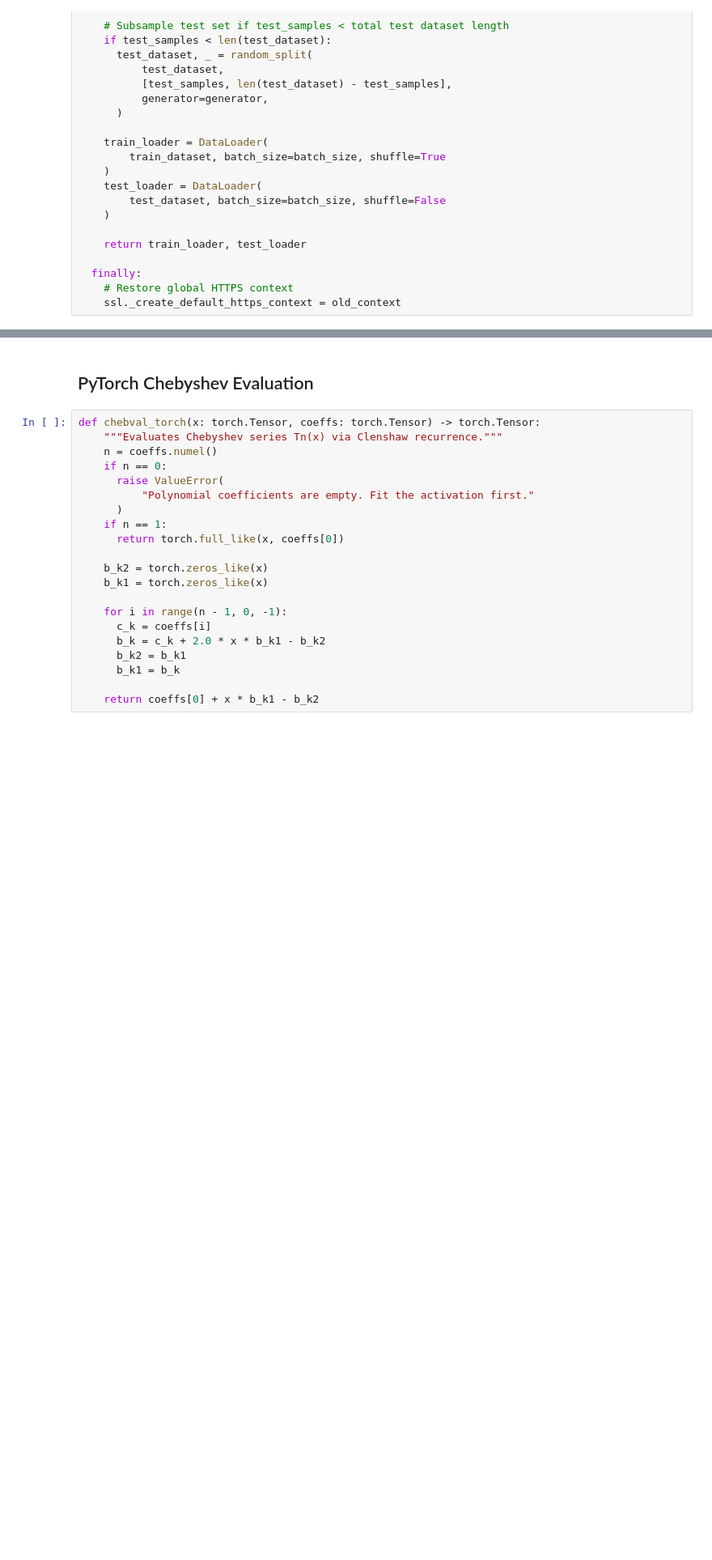
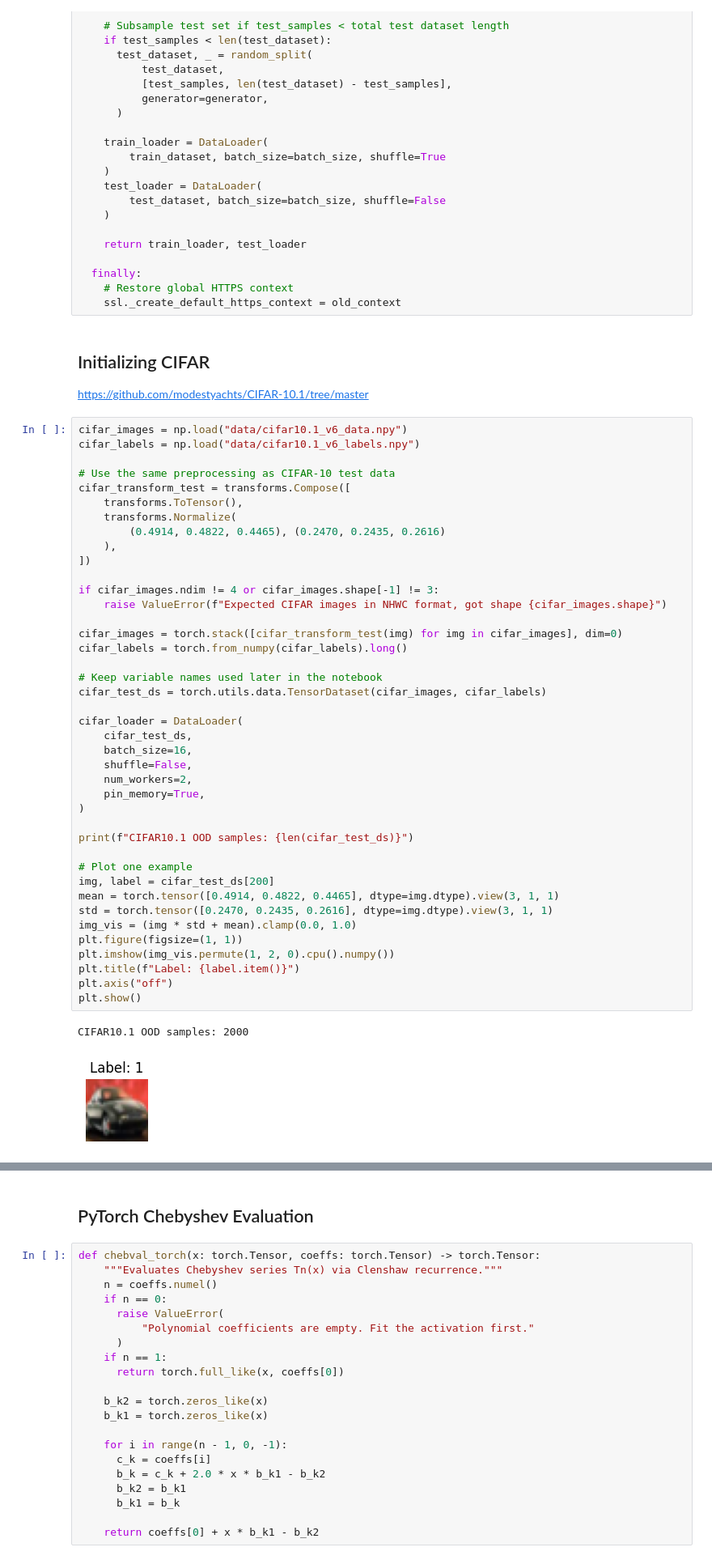
Before and after one commit to phK3/VeryDiffPolyExperiments, a Jupyter notebook: attacks/StandaloneTest.ipynb, the cells around one changed output, grey strips where cells are left out. Shown at 81% size. Cells and saved outputs as stored; diff of their text form; blank space fills up the shorter version.

```diff
--- a/attacks/StandaloneTest.ipynb
+++ b/attacks/StandaloneTest.ipynb
@@ -95,3 +97,51 @@ def get_cifar_datasets(
   finally:
     # Restore global HTTPS context
     ssl._create_default_https_context = old_context
+# %% [markdown]
+## Initializing CIFAR
+
+[https://github.com/modestyachts/CIFAR-10.1/tree/master](https://github.com/modestyachts/CIFAR-10.1/tree/master)
+# %%
+cifar_images = np.load("data/cifar10.1_v6_data.npy")
+cifar_labels = np.load("data/cifar10.1_v6_labels.npy")
+
+# Use the same preprocessing as CIFAR-10 test data
+cifar_transform_test = transforms.Compose([
+    transforms.ToTensor(),
+    transforms.Normalize(
+        (0.4914, 0.4822, 0.4465), (0.2470, 0.2435, 0.2616)
+    ),
+])
+
+if cifar_images.ndim != 4 or cifar_images.shape[-1] != 3:
+    raise ValueError(f"Expected CIFAR images in NHWC format, got shape {cifar_images.shape}")
+
+cifar_images = torch.stack([cifar_transform_test(img) for img in cifar_images], dim=0)
+cifar_labels = torch.from_numpy(cifar_labels).long()
+
+# Keep variable names used later in the notebook
+cifar_test_ds = torch.utils.data.TensorDataset(cifar_images, cifar_labels)
+
+cifar_loader = DataLoader(
+    cifar_test_ds,
+    batch_size=16,
+    shuffle=False,
+    num_workers=2,
+    pin_memory=True,
+)
+
+print(f"CIFAR10.1 OOD samples: {len(cifar_test_ds)}")
+
+# Plot one example
+img, label = cifar_test_ds[200]
+mean = torch.tensor([0.4914, 0.4822, 0.4465], dtype=img.dtype).view(3, 1, 1)
+std = torch.tensor([0.2470, 0.2435, 0.2616], dtype=img.dtype).view(3, 1, 1)
+img_vis = (img * std + mean).clamp(0.0, 1.0)
+plt.figure(figsize=(1, 1))
+plt.imshow(img_vis.permute(1, 2, 0).cpu().numpy())
+plt.title(f"Label: {label.item()}")
+plt.axis("off")
+plt.show()
+# %% [output]
+CIFAR10.1 OOD samples: 2000
+[figure, added]
```
Also changed, not shown: parts of 25 cells of this notebook, 1 other file.
